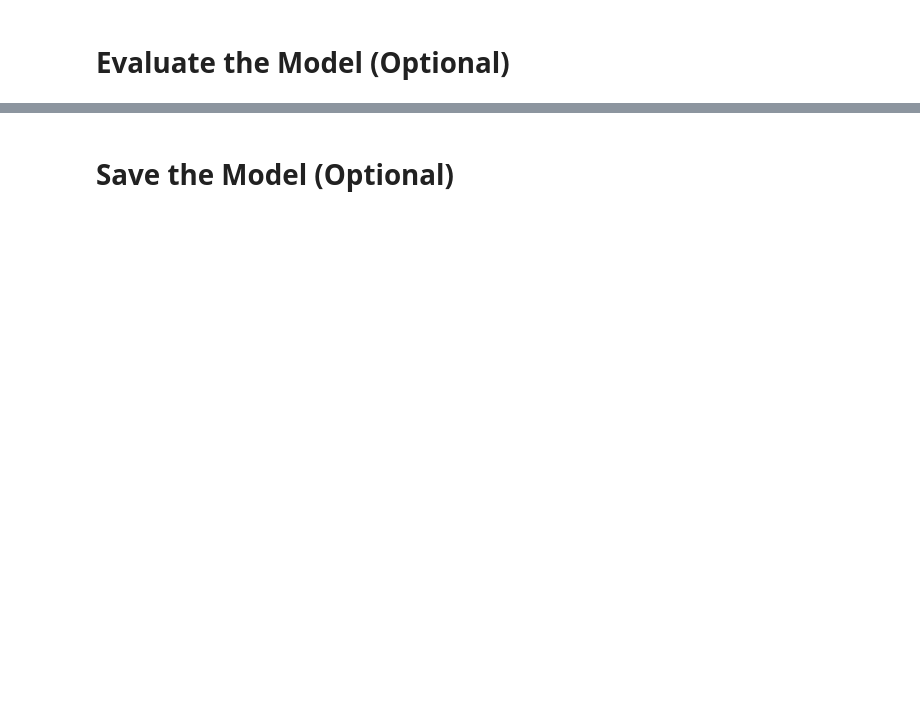
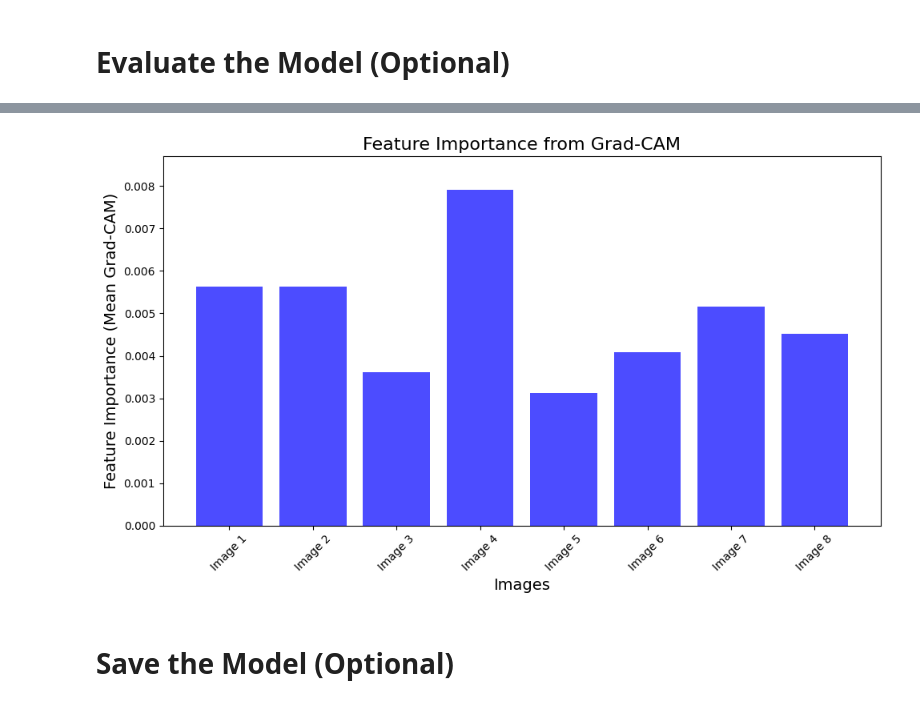
Before and after one commit to aliikhwan99/cassava-leaf-disease-classification, a Jupyter notebook: cassava_leaf_disease_classification.ipynb, the cells around one changed output, grey strips where cells are left out. Saved outputs shown, nothing was run; the diff lists cells and outputs as text; code cells hidden in the pictures; blank space fills up the shorter version.

```diff
--- a/cassava_leaf_disease_classification.ipynb
+++ b/cassava_leaf_disease_classification.ipynb
@@ -507,3 +558,29 @@ for i in range(images.size(0)):
+# %%
+import matplotlib.pyplot as plt
+import numpy as np
+
+# Assuming feature_importances is a list of means from Grad-CAM outputs
+feature_importances = np.array(feature_importances)
+
+# Generate indices for the bars
+indices = np.arange(len(feature_importances))
+
+# Create a bar chart
+plt.figure(figsize=(10, 6))
+plt.bar(indices, feature_importances, color='blue', alpha=0.7)
+
+# Adding labels and title
+plt.xlabel('Images', fontsize=14)
+plt.ylabel('Feature Importance (Mean Grad-CAM)', fontsize=14)
+plt.title('Feature Importance from Grad-CAM', fontsize=16)
+plt.xticks(indices, [f'Image {i+1}' for i in indices], fontsize=10, rotation=45)
+plt.ylim(0, feature_importances.max() * 1.1)  # Set y-axis limit slightly above max
+
+# Show the plot
+plt.tight_layout()
+plt.show()
+# %% [output]
+[figure, added]
 # %% [markdown]
 # Save the Model (Optional)
 # %%
```
Also changed, not shown: parts of 8 cells of this notebook.
